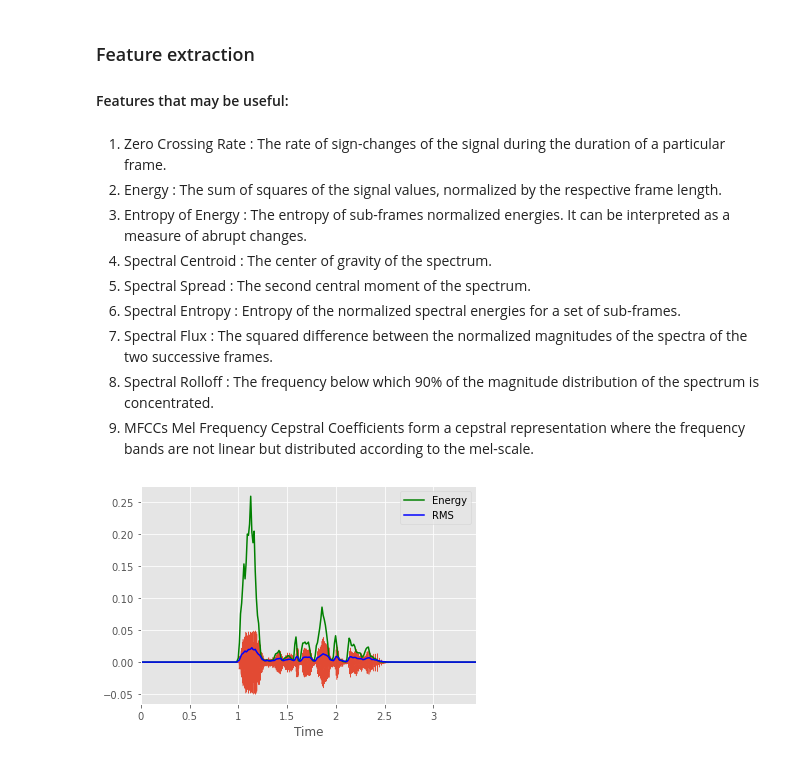
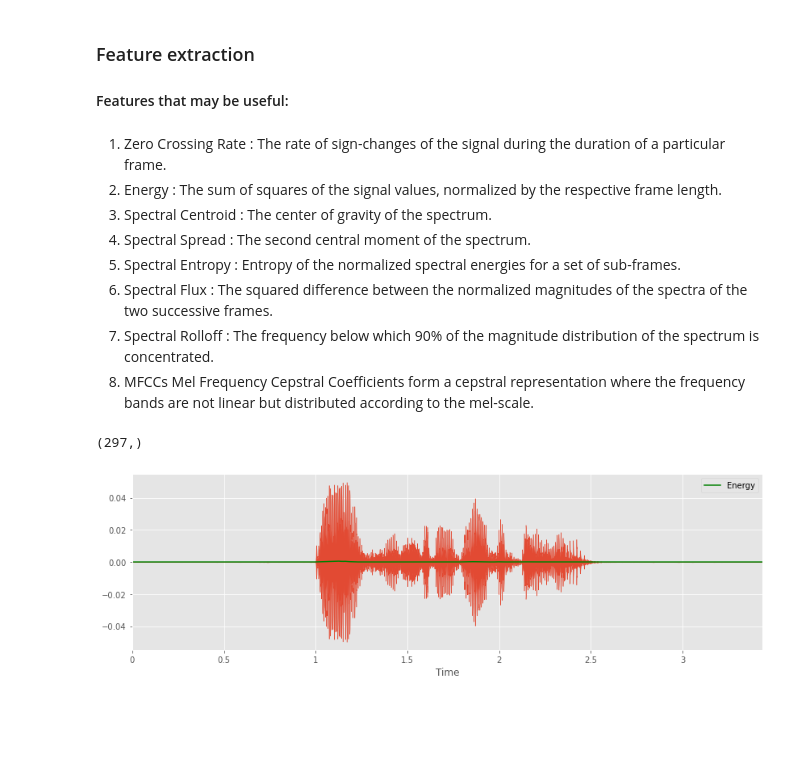
Before and after one commit to Kenterbery/speech_emotion_recognition, a Jupyter notebook: recognize.ipynb, the cells around one changed output. Saved outputs shown, nothing was run; the diff lists cells and outputs as text; code cells hidden in the pictures; blank space fills up the shorter version.

Commit message:
Improve Energy feature

```diff
--- a/recognize.ipynb
+++ b/recognize.ipynb
@@ -320,14 +320,17 @@ For data augmentation we will use noise, shift and pitch
 # %% [markdown]
 1. Zero Crossing Rate : The rate of sign-changes of the signal during the duration of a particular frame.
 2. Energy : The sum of squares of the signal values, normalized by the respective frame length.
-3. Entropy of Energy : The entropy of sub-frames normalized energies. It can be interpreted as a measure of abrupt changes.
-4. Spectral Centroid : The center of gravity of the spectrum.
-5. Spectral Spread : The second central moment of the spectrum.
-6. Spectral Entropy : Entropy of the normalized spectral energies for a set of sub-frames.
-7. Spectral Flux : The squared difference between the normalized magnitudes of the spectra of the two successive frames.
-8. Spectral Rolloff : The frequency below which 90% of the magnitude distribution of the spectrum is concentrated.
-9. MFCCs Mel Frequency Cepstral Coefficients form a cepstral representation where the frequency bands are not linear but distributed according to the mel-scale.
+3. Spectral Centroid : The center of gravity of the spectrum.
+4. Spectral Spread : The second central moment of the spectrum.
+5. Spectral Entropy : Entropy of the normalized spectral energies for a set of sub-frames.
+6. Spectral Flux : The squared difference between the normalized magnitudes of the spectra of the two successive frames.
+7. Spectral Rolloff : The frequency below which 90% of the magnitude distribution of the spectrum is concentrated.
+8. MFCCs Mel Frequency Cepstral Coefficients form a cepstral representation where the frequency bands are not linear but distributed according to the mel-scale.
 # %%
+def chunks(data, frame_length, hop_length):
+  for i in range(0, len(data), hop_length):
+    yield data[i:i+frame_length]
+
 # Zero Crossing Rate
 def zcr(data):
     zcr = np.mean(librosa.feature.zero_crossing_rate(y=data).T, axis=0)
@@ -335,7 +338,8 @@ def zcr(data):
 
 
 def energy(data, frame_length=512, hop_length=256):
-    en = np.array([np.sum(np.power(data[hop:hop+frame_length], 2)) for hop in range(0, data.shape[0], hop_length)])
+    # en = np.array([np.sum(np.power(np.abs(data[hop:hop+frame_length]), 2) for hop in range(0, data.shape[0], hop_length))])
+    en = np.array([np.sum(np.power(np.abs(data[hop:hop+frame_length]), 2)) / frame_length for hop in range(0, data.shape[0], hop_length)])
     return en
 
 
@@ -344,8 +348,8 @@ def rmse(data):
     return rmse
 
 
-def entropy_of_energy(data):
-    rms = librosa.feature.rms(y=data)
+def entropy_of_energy(data, frame_length=512, hop_length=256):
+    en = energy(data, frame_length, hop_length)
     rms = np.squeeze(rms)
     return rms
 # %%
@@ -358,14 +358,23 @@ en = energy(data)
+# %%
+frame_length = 512
+hop_length = 256
+
+en = energy(data, frame_length, hop_length)
+en.shape
+# %% [output]
+(297,)
 # %%
-rms = librosa.feature.rms(y=data, frame_length=512, hop_length=256)
+rms = librosa.feature.rms(y=data, frame_length=frame_length, hop_length=hop_length)
 rms = np.squeeze(rms)
 # rms.shape
-frames = range(len(rms))
-t = librosa.frames_to_time(frames, sr=sampling_rate, hop_length=256)
-#
+frames = range(len(rms))en = np.squeeze(en, axis=1)
+t = librosa.frames_to_time(frames, sr=sampling_rate, hop_length=hop_length)
+# t
+plt.figure(figsize=(14,4))
 librosa.display.waveplot(data, sr=sampling_rate)
 plt.plot(t, en, label="Energy", c="g")
-plt.plot(t, rms, label="RMS", c="b")
+# plt.plot(t, rms, label="RMS", c="b")
 plt.legend()
 plt.show()
 # %% [output]
-[figure, old version]
+[figure, new version]
```
Also changed, not shown: parts of 2 cells of this notebook.
